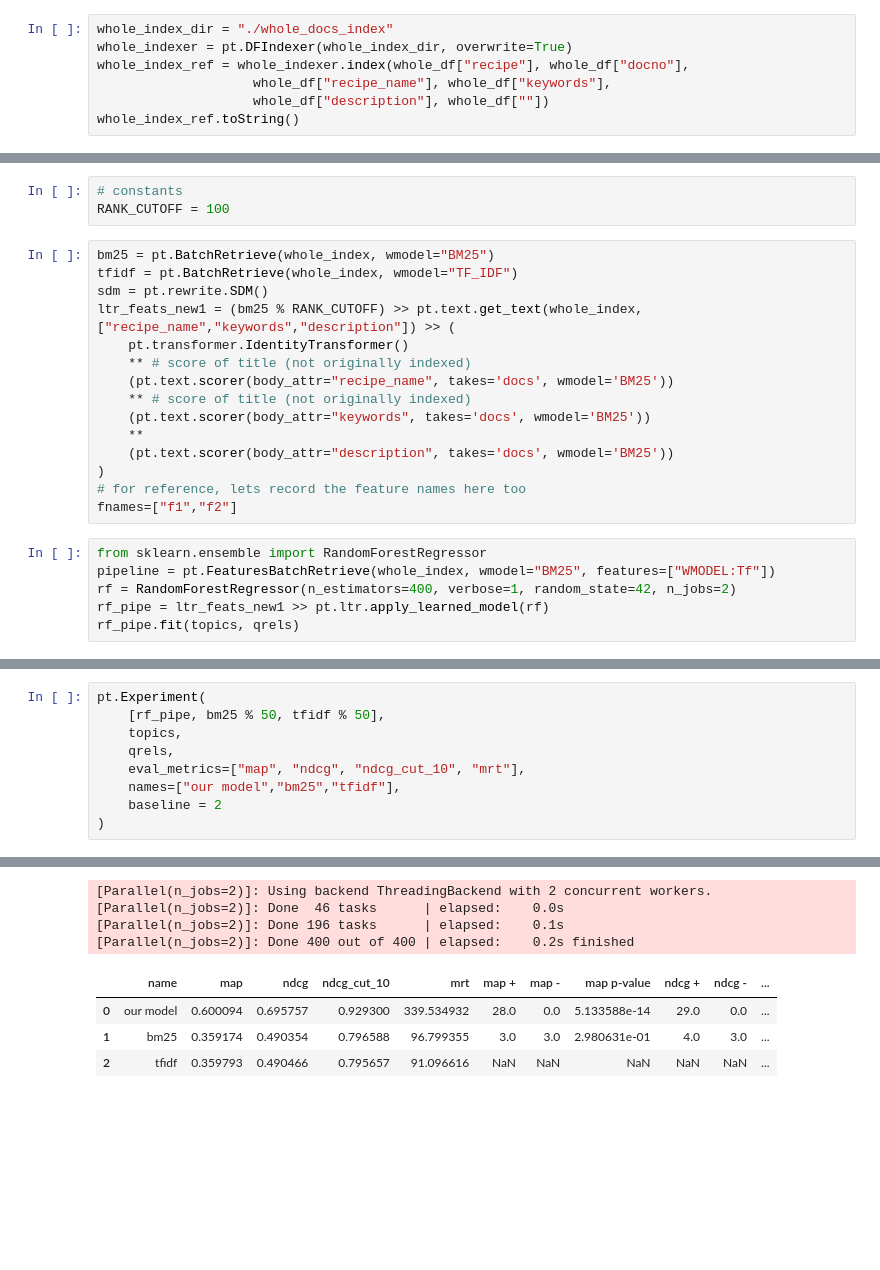
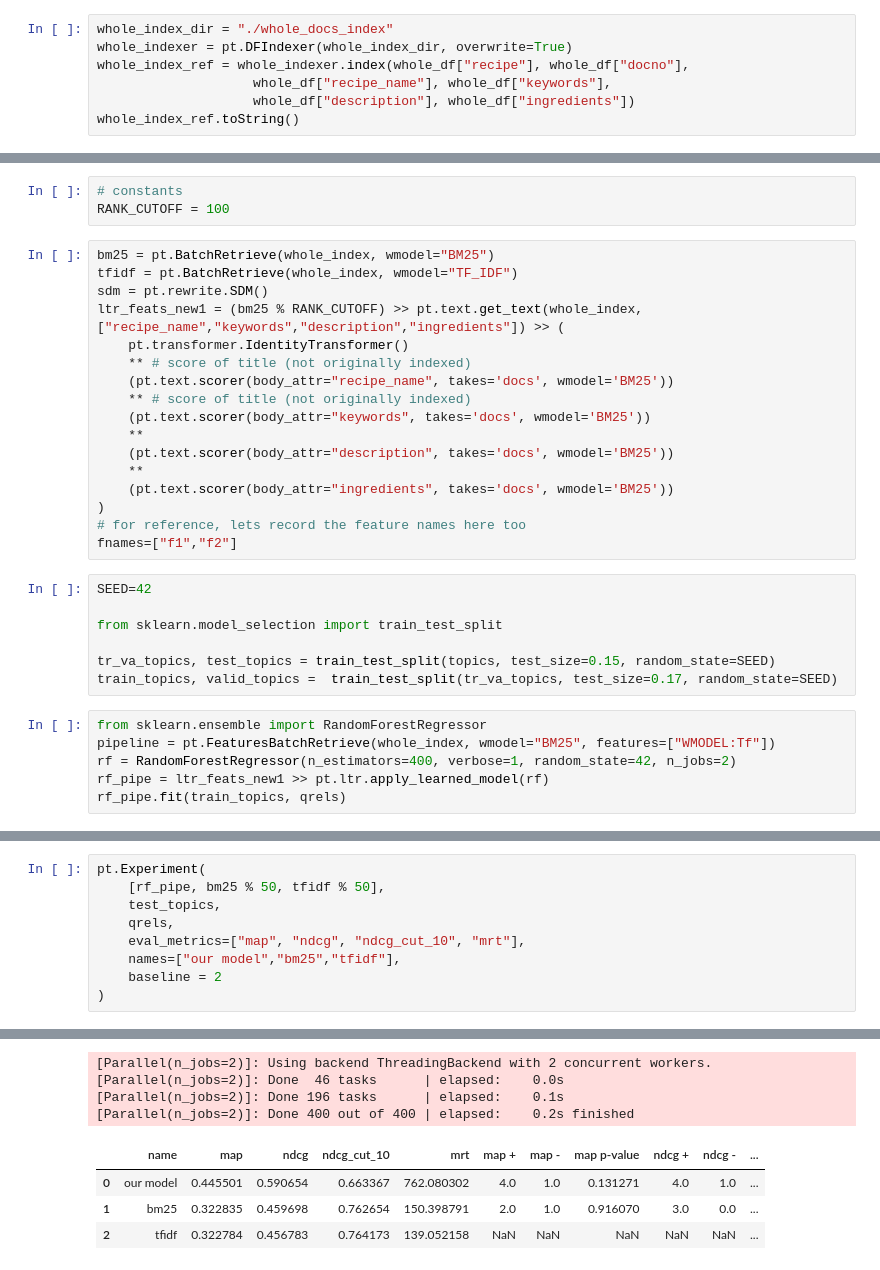
Before and after one commit to Dong34/Recipe-Search-Engine, a Jupyter notebook: final_proj.ipynb, the cells around one changed output, grey strips where cells are left out. Cells and saved outputs as stored; diff of their text form; blank space fills up the shorter version.

Commit message:
define train set and test set

```diff
--- a/final_proj.ipynb
+++ b/final_proj.ipynb
@@ -120,7 +111,7 @@ whole_index_dir = "./whole_docs_index"
 whole_indexer = pt.DFIndexer(whole_index_dir, overwrite=True)
 whole_index_ref = whole_indexer.index(whole_df["recipe"], whole_df["docno"],
                     whole_df["recipe_name"], whole_df["keywords"],
-                    whole_df["description"], whole_df[""])
+                    whole_df["description"], whole_df["ingredients"])
 whole_index_ref.toString()
 # %% [output]
 './whole_docs_index/data.properties'
@@ -165,7 +156,7 @@ RANK_CUTOFF = 100
 bm25 = pt.BatchRetrieve(whole_index, wmodel="BM25")
 tfidf = pt.BatchRetrieve(whole_index, wmodel="TF_IDF")
 sdm = pt.rewrite.SDM()
-ltr_feats_new1 = (bm25 % RANK_CUTOFF) >> pt.text.get_text(whole_index, ["recipe_name","keywords","description"]) >> (
+ltr_feats_new1 = (bm25 % RANK_CUTOFF) >> pt.text.get_text(whole_index, ["recipe_name","keywords","description","ingredients"]) >> (
     pt.transformer.IdentityTransformer()
     ** # score of title (not originally indexed)
     (pt.text.scorer(body_attr="recipe_name", takes='docs', wmodel='BM25'))
@@ -173,13 +164,22 @@ ltr_feats_new1 = (bm25 % RANK_CUTOFF) >> pt.text.get_text(whole_index, ["recipe_
     (pt.text.scorer(body_attr="keywords", takes='docs', wmodel='BM25'))
     **
     (pt.text.scorer(body_attr="description", takes='docs', wmodel='BM25'))
+    **
+    (pt.text.scorer(body_attr="ingredients", takes='docs', wmodel='BM25'))
 )
 # for reference, lets record the feature names here too
 fnames=["f1","f2"]
+# %%
+SEED=42
+
+from sklearn.model_selection import train_test_split
+
+tr_va_topics, test_topics = train_test_split(topics, test_size=0.15, random_state=SEED)
+train_topics, valid_topics =  train_test_split(tr_va_topics, test_size=0.17, random_state=SEED)
 # %%
 from sklearn.ensemble import RandomForestRegressor
 pipeline = pt.FeaturesBatchRetrieve(whole_index, wmodel="BM25", features=["WMODEL:Tf"])
 rf = RandomForestRegressor(n_estimators=400, verbose=1, random_state=42, n_jobs=2)
 rf_pipe = ltr_feats_new1 >> pt.ltr.apply_learned_model(rf)
-rf_pipe.fit(topics, qrels)
+rf_pipe.fit(train_topics, qrels)
 # %% [output]
@@ -193,7 +194,7 @@ rf_pipe.fit(topics, qrels)
 # %%
 pt.Experiment(
     [rf_pipe, bm25 % 50, tfidf % 50],
-    topics,
+    test_topics,
     qrels,
     eval_metrics=["map", "ndcg", "ndcg_cut_10", "mrt"],
     names=["our model","bm25","tfidf"],
@@ -206,8 +208,8 @@ pt.Experiment(
 [Parallel(n_jobs=2)]: Using backend ThreadingBackend with 2 concurrent workers.
 [Parallel(n_jobs=2)]: Done  46 tasks      | elapsed:    0.0s
 [Parallel(n_jobs=2)]: Done 196 tasks      | elapsed:    0.1s
 [Parallel(n_jobs=2)]: Done 400 out of 400 | elapsed:    0.2s finished
 |  | name | map | ndcg | ndcg_cut_10 | mrt | map + | map - | map p-value | ndcg + | ndcg - | ... |
-| 0 | our model | 0.600094 | 0.695757 | 0.929300 | 339.534932 | 28.0 | 0.0 | 5.133588e-14 | 29.0 | 0.0 | ... |
-| 1 | bm25 | 0.359174 | 0.490354 | 0.796588 | 96.799355 | 3.0 | 3.0 | 2.980631e-01 | 4.0 | 3.0 | ... |
-| 2 | tfidf | 0.359793 | 0.490466 | 0.795657 | 91.096616 | NaN | NaN | NaN | NaN | NaN | ... |
+| 0 | our model | 0.445501 | 0.590654 | 0.663367 | 762.080302 | 4.0 | 1.0 | 0.131271 | 4.0 | 1.0 | ... |
+| 1 | bm25 | 0.322835 | 0.459698 | 0.762654 | 150.398791 | 2.0 | 1.0 | 0.916070 | 3.0 | 0.0 | ... |
+| 2 | tfidf | 0.322784 | 0.456783 | 0.764173 | 139.052158 | NaN | NaN | NaN | NaN | NaN | ... |
```
Also changed, not shown: parts of 6 cells of this notebook.
